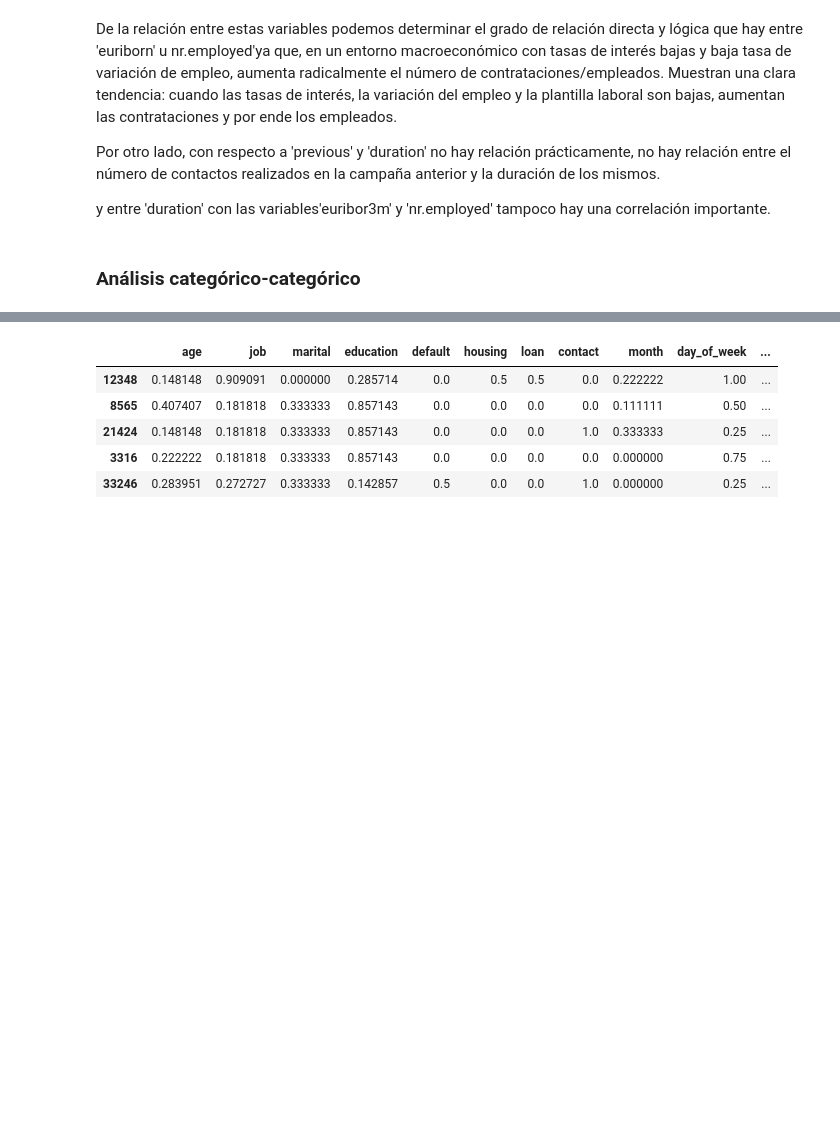
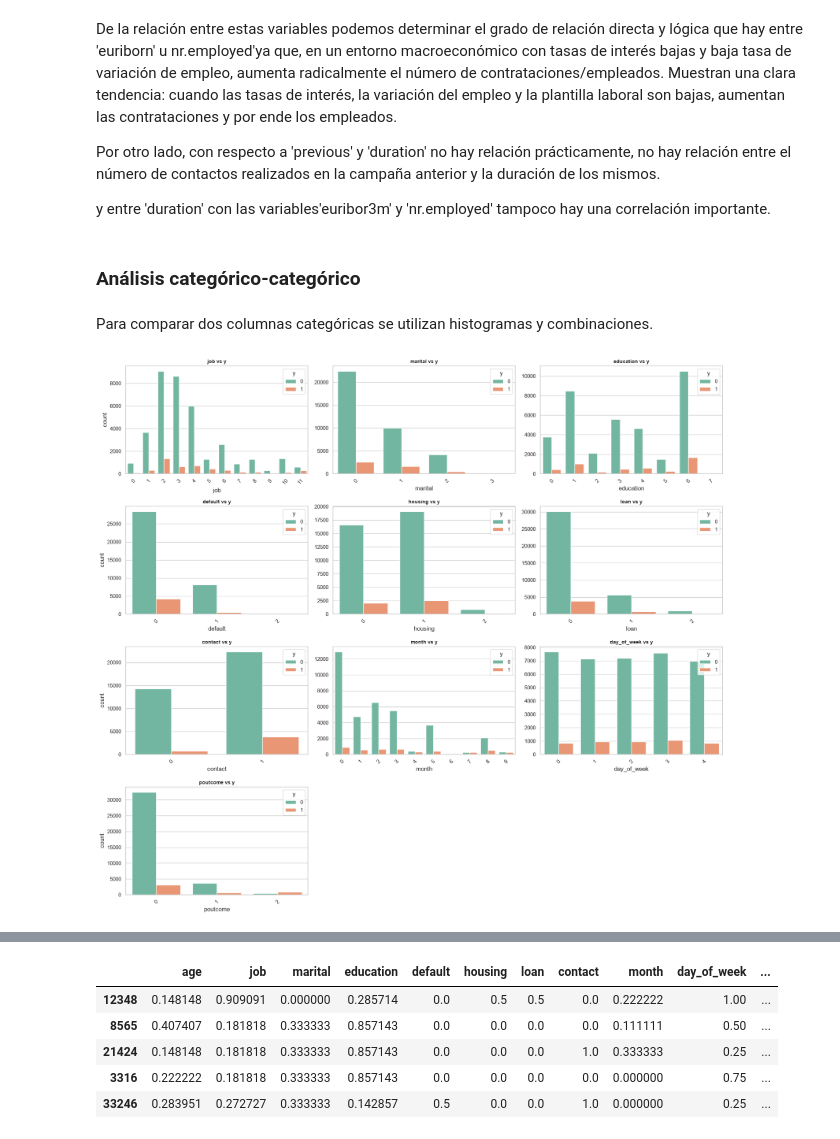
Before and after one commit to Brenda-Carloni/regresion_logistica_bren, a Jupyter notebook: src/explore.ipynb, the cells around one changed output, grey strips where cells are left out. Saved outputs shown, nothing was run; the diff lists cells and outputs as text; code cells hidden in the pictures; blank space fills up the shorter version.

```diff
--- a/src/explore.ipynb
+++ b/src/explore.ipynb
@@ -457,3 +457,5 @@ Por otro lado, con respecto a 'previous' y 'duration' no hay relación práctica
 y entre 'duration' con las variables'euribor3m' y 'nr.employed' tampoco hay una correlación importante.
 # %% [markdown]
 ### Análisis categórico-categórico
+# %% [markdown]
+Para comparar dos columnas categóricas se utilizan histogramas y combinaciones.
@@ -459,0 +474,51 @@ y entre 'duration' con las variables'euribor3m' y 'nr.employed' tampoco hay una
+# %%
+import math
+import matplotlib.pyplot as plt
+import seaborn as sns
+
+# Lista con todas tus variables categóricas
+categoricas = [
+    'job', 'marital', 'education', 'default',
+    'housing', 'loan', 'contact', 'month',
+    'day_of_week', 'poutcome', 'y'
+]
+
+# Separar los predictores de la variable objetivo ('y')
+target_var = 'y'
+vars_to_plot = [col for col in categoricas if col != target_var]
+
+# Configuración de la matriz: 3 columnas
+ncols = 3
+num_vars = len(vars_to_plot) # 10 variables
+nrows = math.ceil(num_vars / ncols) # Genera 4 filas (4x3 = 12 espacios)
+
+fig, axis = plt.subplots(nrows=nrows, ncols=ncols, figsize=(18, 16))
+
+# Bucle dinámico para crear cada sns.countplot
+for i, col in enumerate(vars_to_plot):
+    row = i // ncols
+    c = i % ncols
+    ax = axis[row, c]
+
+    # Crear el gráfico comparativo
+    sns.countplot(ax=ax, data=df, x=col, hue=target_var, palette='Set2')
+    ax.set_title(f'{col} vs {target_var}', fontsize=10, fontweight='bold')
+
+    # Rotar etiquetas en variables con texto largo (ej. job, education)
+    ax.tick_params(axis='x', rotation=45)
+
+    # Ocultar la etiqueta repetitiva en el eje Y salvo en la primera columna
+    if c != 0:
+        ax.set(ylabel=None)
+
+# Ocultar los 2 subgráficos vacíos sobrantes en la matriz 4x3
+for j in range(num_vars, nrows * ncols):
+    row = j // ncols
+    c = j % ncols
+    fig.delaxes(axis[row, c])
+
+# Ajustar el layout y mostrar
+plt.tight_layout()
+plt.show()
+# %% [output]
+[figure, added]
```
Also changed, not shown: parts of 10 cells of this notebook.
